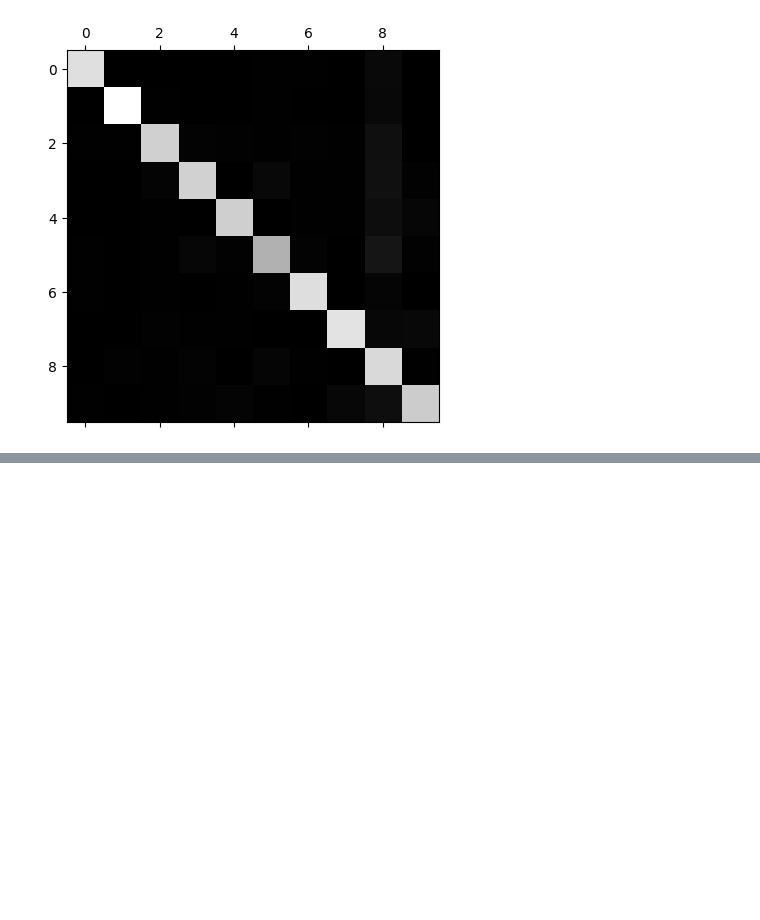
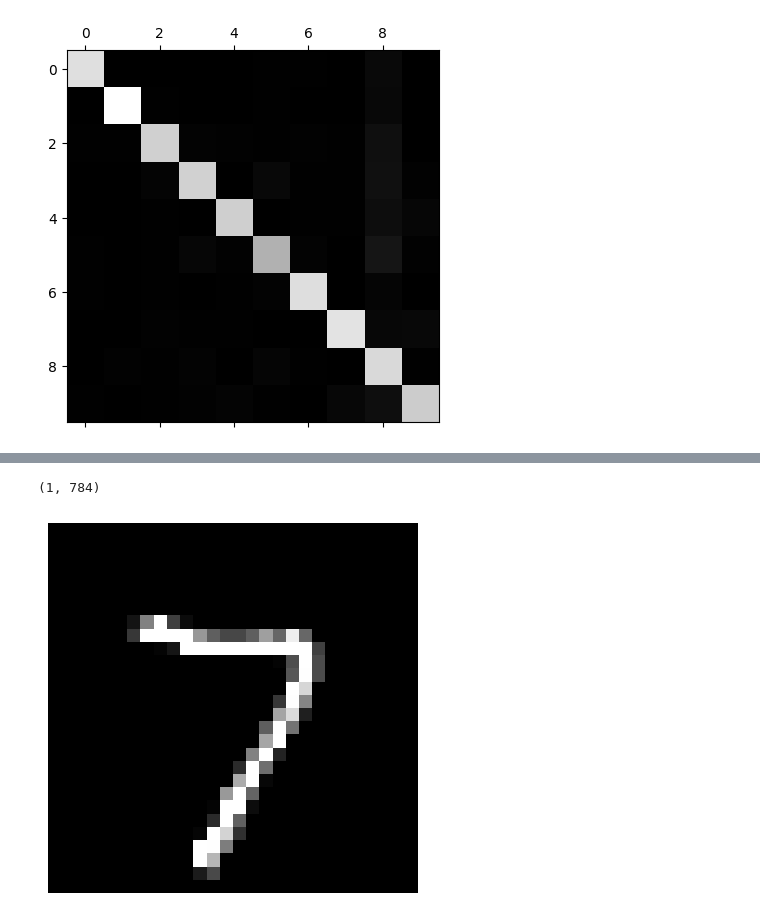
Before and after one commit to RafaelSouza-13/MNIST, a Jupyter notebook: MNIST.ipynb, the cells around one changed output, grey strips where cells are left out. Saved outputs shown, nothing was run; the diff lists cells and outputs as text; code cells hidden in the pictures; blank space fills up the shorter version.

```diff
--- a/MNIST.ipynb
+++ b/MNIST.ipynb
@@ -370,0 +428,14 @@ plt.show()
+# %%
+some_index = 0
+clean_digit = knn_clf.predict([X_test_mod.iloc[some_index]])
+# %%
+clean_digit.shape
+# %% [output]
+(1, 784)
+# %%
+clean_digit_image = clean_digit.reshape(28,28)
+plt.imshow(clean_digit_image, cmap="gray")
+plt.axis("off")
+plt.show()
+# %% [output]
+[figure, added]
```
Also changed, not shown: parts of 20 cells of this notebook.
